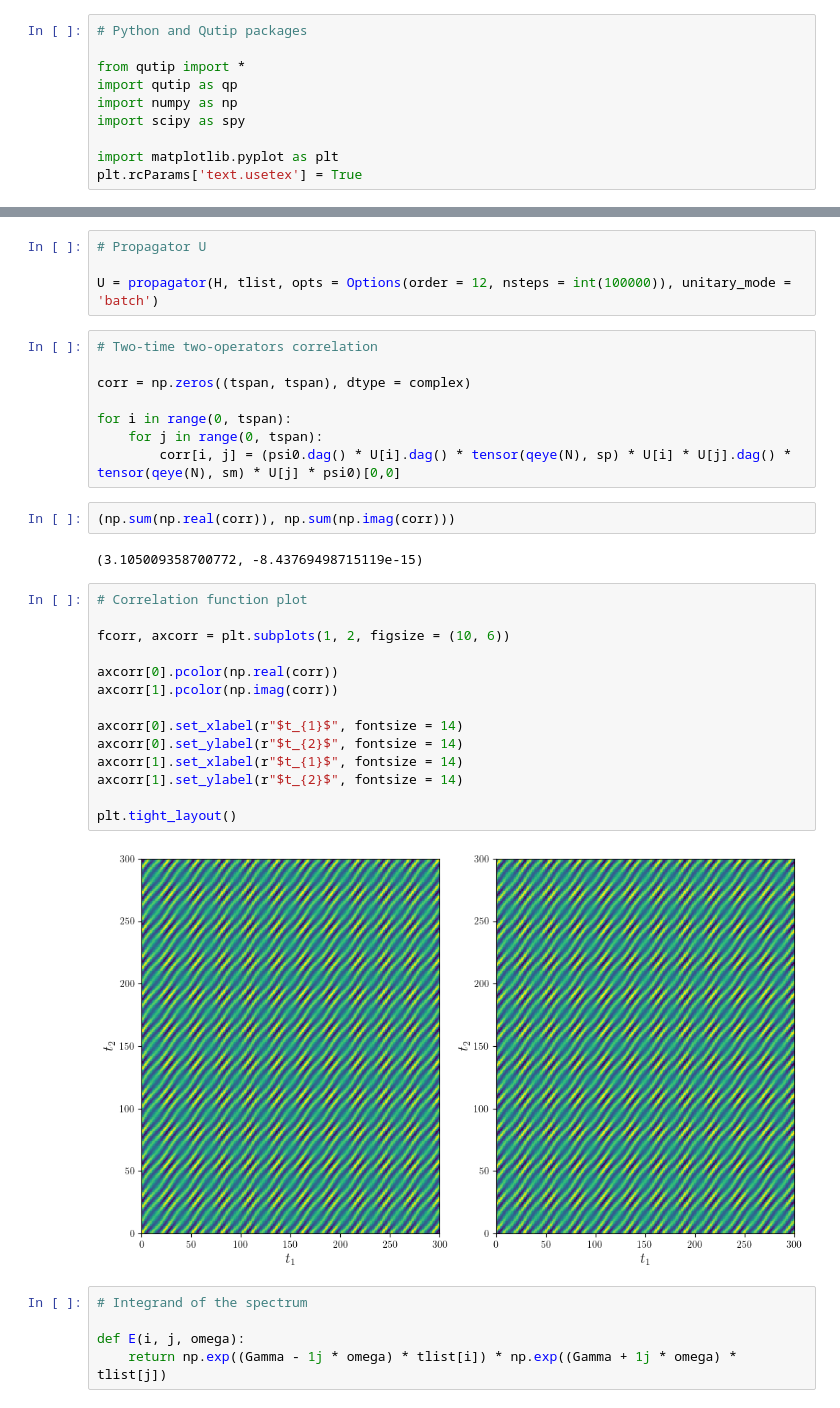
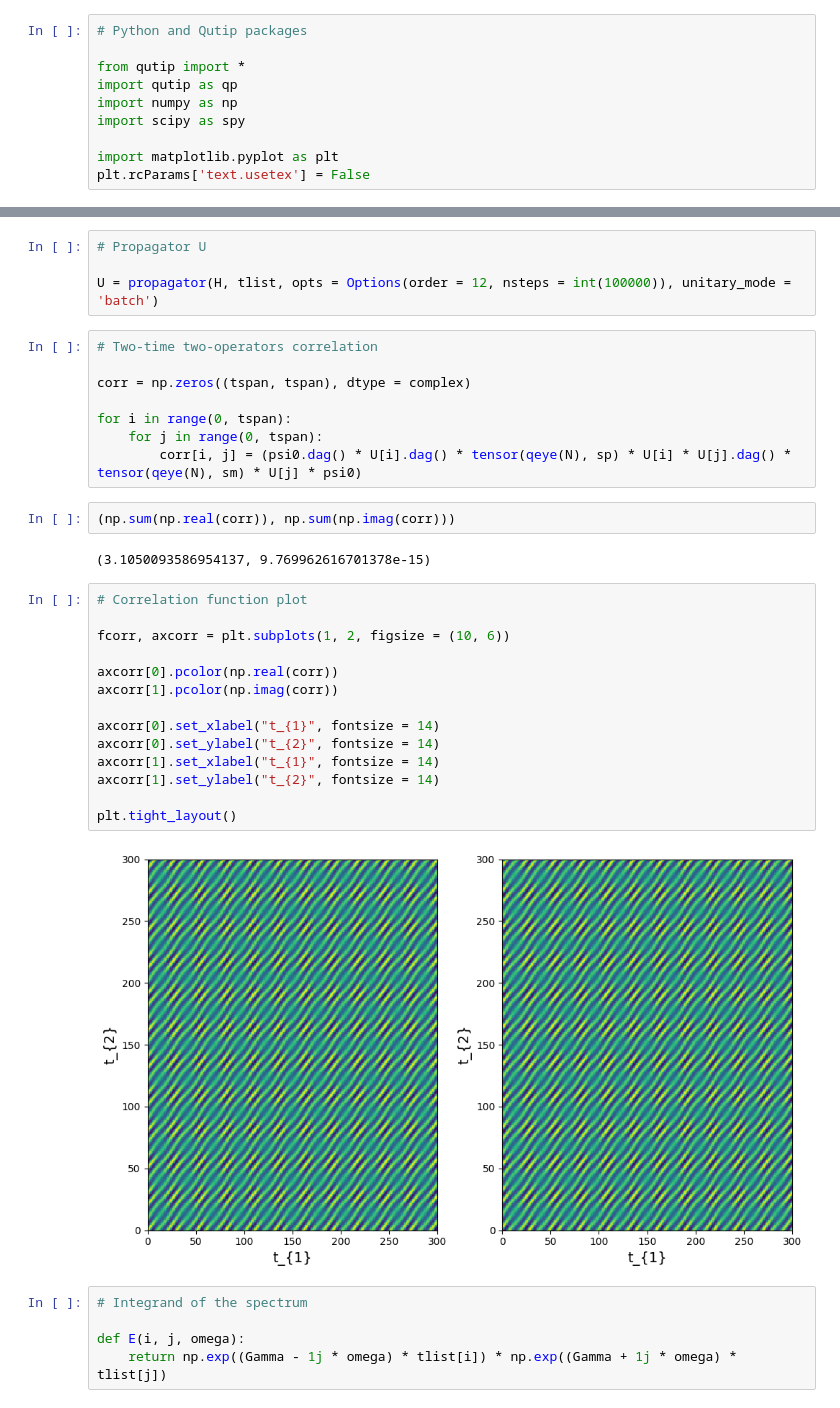
Before and after one commit to rurz/EW_DJC, a Jupyter notebook: EW_DJC_simul.ipynb, the cells around one changed output, grey strips where cells are left out. Saved outputs shown, nothing was run; the diff lists cells and outputs as text.

Commit message:
Upgrade notebook and README
— Fixed versioning
— Deleting usetex issues
— Added Colab badge

```diff
--- a/EW_DJC_simul.ipynb
+++ b/EW_DJC_simul.ipynb
@@ -23,7 +23,7 @@ import numpy as np
 import scipy as spy
 
 import matplotlib.pyplot as plt
-plt.rcParams['text.usetex'] = True
+plt.rcParams['text.usetex'] = False
 # %%
 # Number of photons in the field
 
@@ -113,27 +113,27 @@ corr = np.zeros((tspan, tspan), dtype = complex)
 
 for i in range(0, tspan):
     for j in range(0, tspan):
-        corr[i, j] = (psi0.dag() * U[i].dag() * tensor(qeye(N), sp) * U[i] * U[j].dag() * tensor(qeye(N), sm) * U[j] * psi0)[0,0]
+        corr[i, j] = (psi0.dag() * U[i].dag() * tensor(qeye(N), sp) * U[i] * U[j].dag() * tensor(qeye(N), sm) * U[j] * psi0)
 # %%
 (np.sum(np.real(corr)), np.sum(np.imag(corr)))
 # %% [output]
-(3.105009358700772, -8.43769498715119e-15)
+(3.1050093586954137, 9.769962616701378e-15)
 # %%
 # Correlation function plot
 
 fcorr, axcorr = plt.subplots(1, 2, figsize = (10, 6))
 
 axcorr[0].pcolor(np.real(corr))
 axcorr[1].pcolor(np.imag(corr))
 
-axcorr[0].set_xlabel(r"$t_{1}$", fontsize = 14)
-axcorr[0].set_ylabel(r"$t_{2}$", fontsize = 14)
-axcorr[1].set_xlabel(r"$t_{1}$", fontsize = 14)
-axcorr[1].set_ylabel(r"$t_{2}$", fontsize = 14)
+axcorr[0].set_xlabel("t_{1}", fontsize = 14)
+axcorr[0].set_ylabel("t_{2}", fontsize = 14)
+axcorr[1].set_xlabel("t_{1}", fontsize = 14)
+axcorr[1].set_ylabel("t_{2}", fontsize = 14)
 
 plt.tight_layout()
 # %% [output]
-[figure, old version]
+[figure, new version]
 # %%
 # Integrand of the spectrum
 
```
Also changed, not shown: parts of 3 cells of this notebook, 1 other file.
